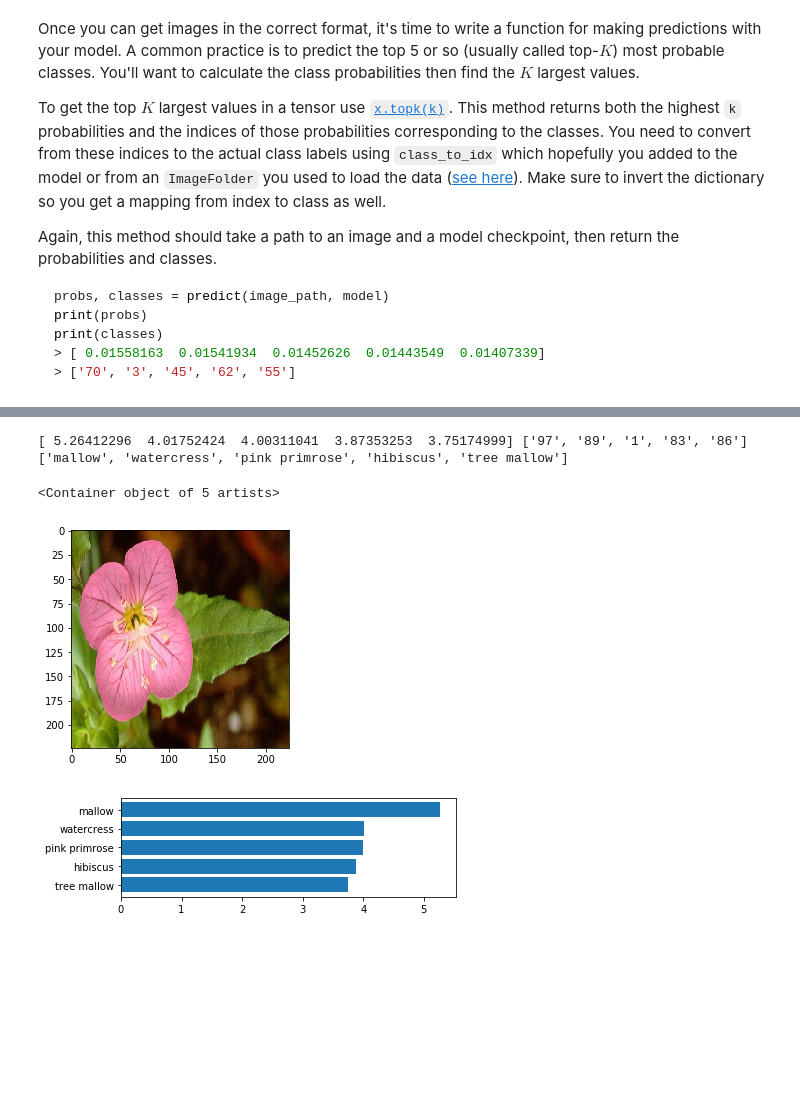
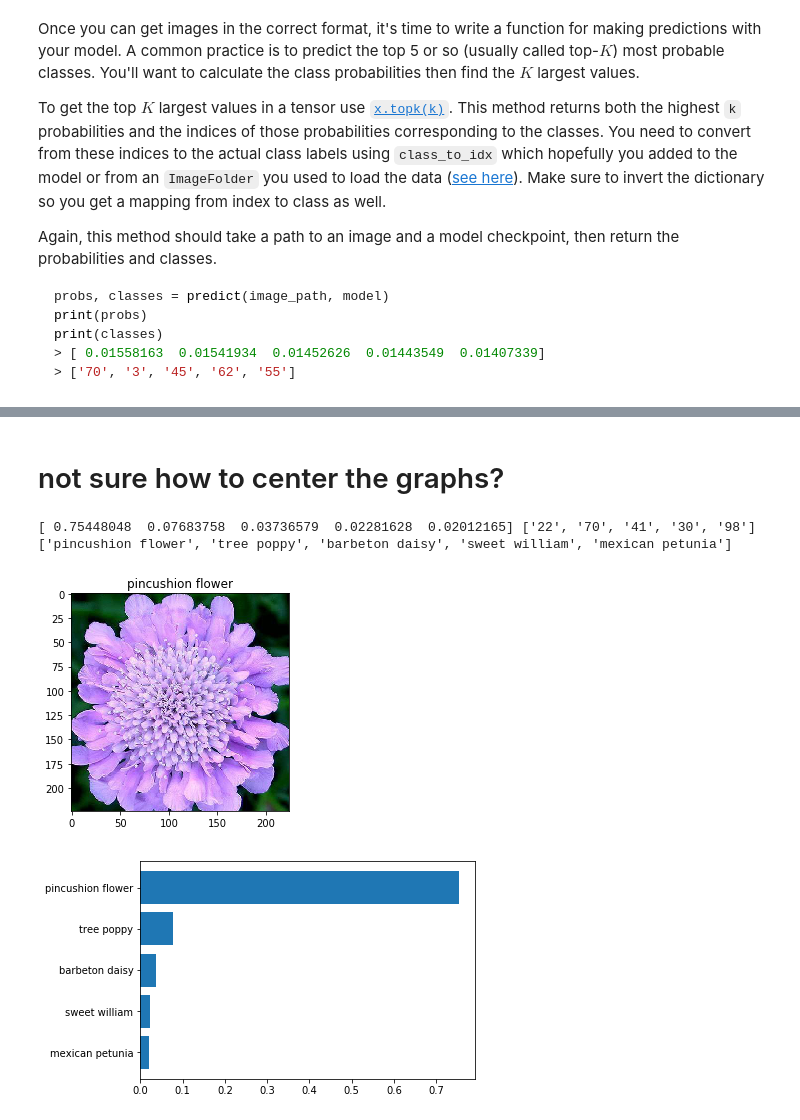
Before and after one commit to SophieGarden/DataScience_NanoDegree, a Jupyter notebook: Project2_flower_species_image_classifier/Image Classifier Project.ipynb, the cells around one changed output, grey strips where cells are left out. Saved outputs shown, nothing was run; the diff lists cells and outputs as text; code cells hidden in the pictures; blank space fills up the shorter version.

```diff
--- a/Project2_flower_species_image_classifier/Image Classifier Project.ipynb
+++ b/Project2_flower_species_image_classifier/Image Classifier Project.ipynb
@@ -355,7 +371,7 @@ model.eval()
 with torch.no_grad():
 
     for images, labels in dataloaders['test']:
-        images, labels = images.to('cuda'), labels.to('cuda')
+        images, labels = images.to(device), labels.to(device)
         outputs = model(images)
         _, predicted = torch.max(outputs.data, 1)
         total += labels.size(0)
@@ -363,5 +379,6 @@ with torch.no_grad():
 
 #print('Accuracy of the network on the 819 test images: %d %%' % (100 * correct / total))
 
-print("Accuracy of the network on the {} test images: {}%".format(dataset_sizes['test'], round(100 * correct / total, 1)))
+print("Accuracy of the network on the {} test images: {}%".\
+      format(dataset_sizes['test'], round(100 * correct / total, 1)))
 # %% [output]
@@ -594,14 +616,17 @@ def predict(image_path, model, topk=5):
     im = Image.open(image_path)
     pi_im = process_image(im)
 
-    model.to('cuda')
+    model.to(device)
     model.eval()
     with torch.no_grad():
         images = torch.from_numpy(pi_im).type(torch.FloatTensor)
         images = images.unsqueeze(0)
+        images = images.to(device)
 
-        images = images.to('cuda')
         outputs = model.forward(images)
+
+        #
+        outputs = torch.exp(outputs)
         probs, labels = outputs.topk(topk)
 
         probs = probs.cpu().numpy()[0]
@@ -610,4 +635,5 @@ def predict(image_path, model, topk=5):
 
         inv_map = {v: k for k, v in model.class_to_idx.items()}
         classes = [inv_map[l] for l in labels]
+
     return probs, classes
@@ -628,25 +656,33 @@ Now that you can use a trained model for predictions, check to make sure it make
 <img src='assets/inference_example.png' width=300px>
 
 You can convert from the class integer encoding to actual flower names with the `cat_to_name.json` file (should have been loaded earlier in the notebook). To show a PyTorch tensor as an image, use the `imshow` function defined above.
+# %% [markdown]
+# not sure how to center the graphs?
 # %%
-# TODO: Display an image along with the top 5 classes
-im_path = 'flowers/test/1/image_06760.jpg'
-im = Image.open(im_path)
-pi = process_image(im)
-imshow(pi)
+def visual_check(im_path, cat):
+#     im_path = im_path
+#     cat = cat
+    correct_class = cat_to_name[cat]
 
-plt.figure()
-probs, classes = predict(im_path, model_l)
+    im = Image.open(im_path)
+    pi = process_image(im)
+    imshow(pi)
+    plt.title(correct_class)
 
-print(probs, classes)
-names = [cat_to_name[c] for c in classes]
-print(names)
-plt.subplot(212)
+    plt.figure()
 
-plt.barh([5,4,3,2,1],probs,tick_label= names,align='center')
+    probs, classes = predict(im_path, model_l)
+
+    print(probs, classes)
+    names = [cat_to_name[c] for c in classes]
+    print(names)
+
+
+    plt.barh([5,4,3,2,1],probs,tick_label= names,align='center')
-# %% [output]
-[ 5.26412296  4.01752424  4.00311041  3.87353253  3.75174999] ['97', '89', '1', '83', '86']
-['mallow', 'watercress', 'pink primrose', 'hibiscus', 'tree mallow']
-<Container object of 5 artists>
-[figure, removed]
-[figure, removed]
+# %%
+visual_check('flowers/test/22/image_05360.jpg','22')
+# %% [output]
+[ 0.75448048  0.07683758  0.03736579  0.02281628  0.02012165] ['22', '70', '41', '30', '98']
+['pincushion flower', 'tree poppy', 'barbeton daisy', 'sweet william', 'mexican petunia']
+[figure, added]
+[figure, added]
```
Also changed, not shown: parts of 41 cells of this notebook, 6 other files.
